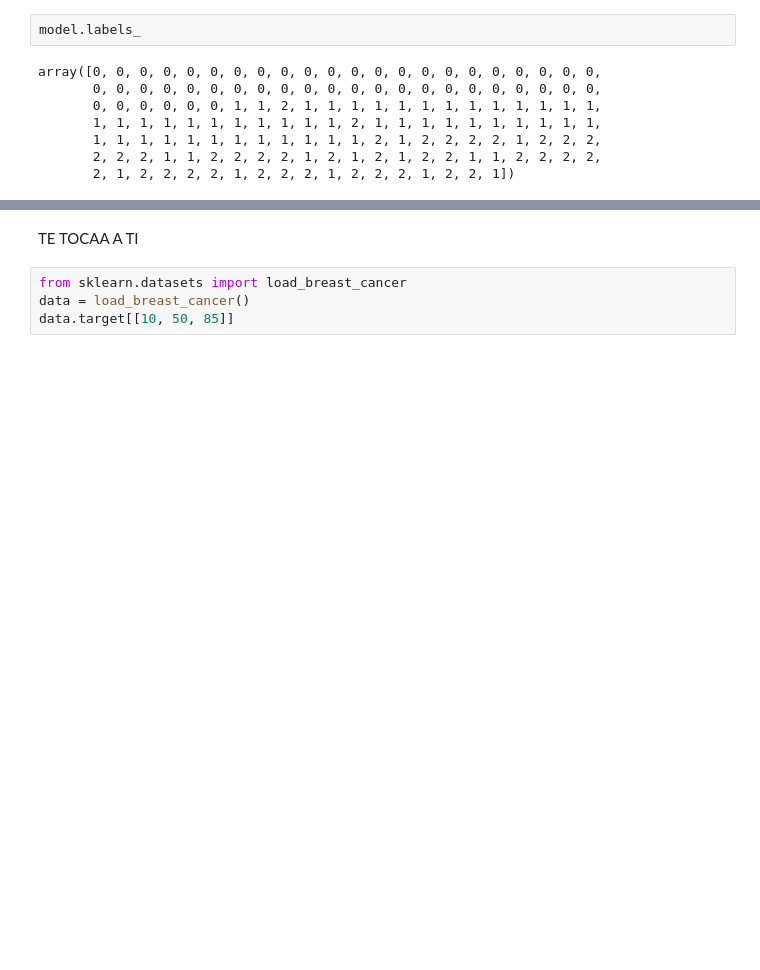
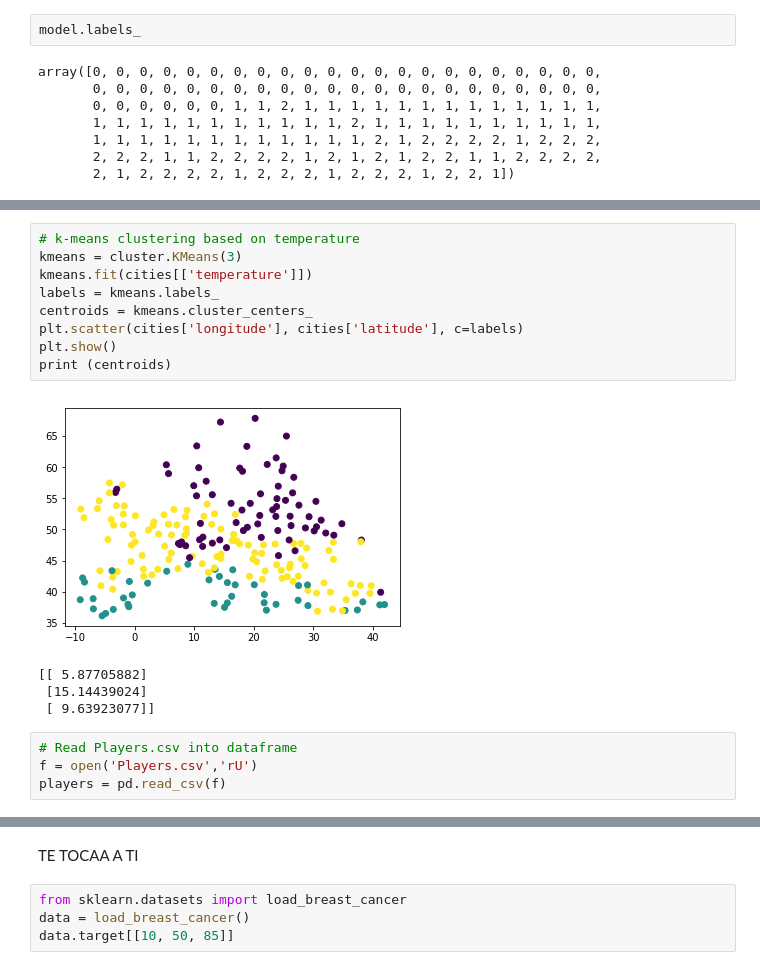
Before and after one commit to theRaffe/my-datascience-course, a Jupyter notebook: DS/Semana 5 - Conceptos de Machine Learning/Semana5_Parte1.ipynb, the cells around one changed output, grey strips where cells are left out. Cells and saved outputs as stored; diff of their text form; blank space fills up the shorter version.

```diff
--- a/DS/Semana 5 - Conceptos de Machine Learning/Semana5_Parte1.ipynb
+++ b/DS/Semana 5 - Conceptos de Machine Learning/Semana5_Parte1.ipynb
@@ -247,0 +805,18 @@ Text(0.5, 1.0, "Model's classification")
+# %%
+# k-means clustering based on temperature
+kmeans = cluster.KMeans(3)
+kmeans.fit(cities[['temperature']])
+labels = kmeans.labels_
+centroids = kmeans.cluster_centers_
+plt.scatter(cities['longitude'], cities['latitude'], c=labels)
+plt.show()
+print (centroids)
+# %% [output]
+[figure, added]
+[[ 5.87705882]
+ [15.14439024]
+ [ 9.63923077]]
+# %%
+# Read Players.csv into dataframe
+f = open('Players.csv','rU')
+players = pd.read_csv(f)
```
Also changed, not shown: parts of 84 cells of this notebook, 36 other files.
